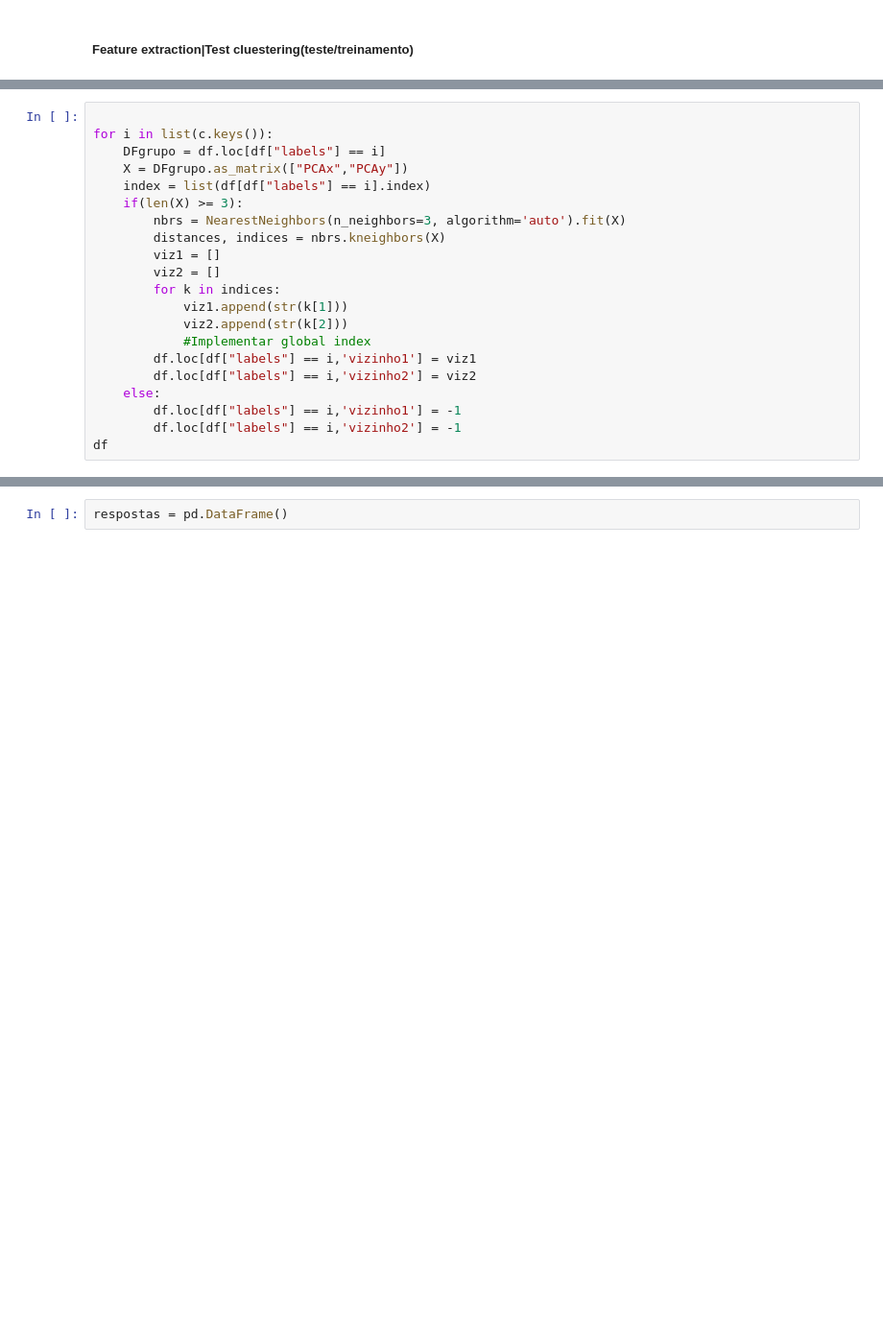
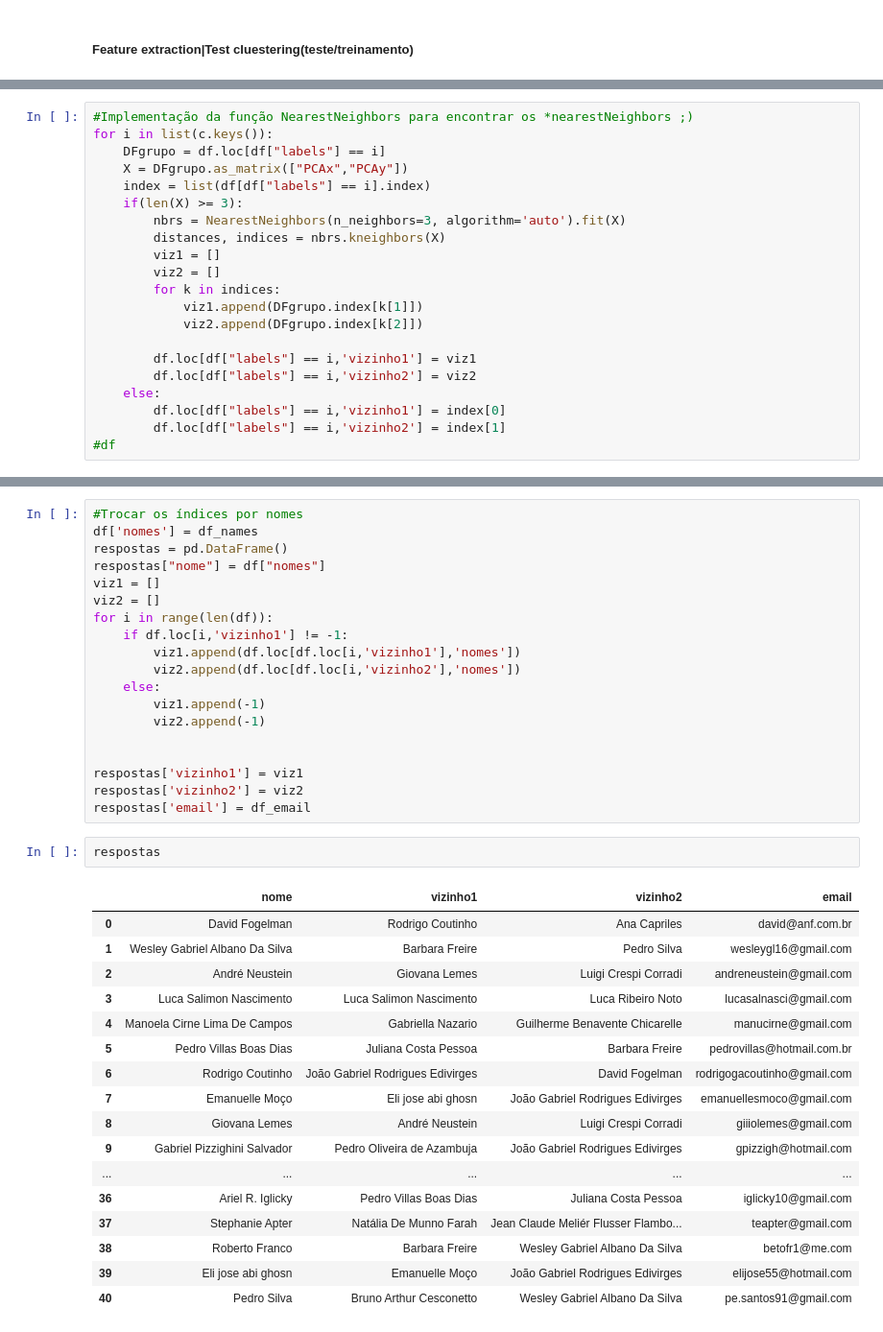
Before and after one commit to Fogelman/Spotify-Clustering, a Jupyter notebook: Reading Spotify Music.ipynb, the cells around one changed output, grey strips where cells are left out. Shown: that part at 96% size. Saved outputs shown, nothing was run; the diff lists cells and outputs as text; blank space fills up the shorter version.

```diff
--- a/Reading Spotify Music.ipynb
+++ b/Reading Spotify Music.ipynb
@@ -377,7 +407,7 @@ def calc_dist(A,B):
 
 df = df.sort_index()
 # %%
-
+#Implementação da função NearestNeighbors para encontrar os *nearestNeighbors ;)
 for i in list(c.keys()):
     DFgrupo = df.loc[df["labels"] == i]
     X = DFgrupo.as_matrix(["PCAx","PCAy"])
@@ -388,12 +418,12 @@ for i in list(c.keys()):
         viz1 = []
         viz2 = []
         for k in indices:
-            viz1.append(str(k[1]))
-            viz2.append(str(k[2]))
-            #Implementar global index
+            viz1.append(DFgrupo.index[k[1]])
+            viz2.append(DFgrupo.index[k[2]])
+
         df.loc[df["labels"] == i,'vizinho1'] = viz1
         df.loc[df["labels"] == i,'vizinho2'] = viz2
     else:
-        df.loc[df["labels"] == i,'vizinho1'] = -1
-        df.loc[df["labels"] == i,'vizinho2'] = -1
-df
+        df.loc[df["labels"] == i,'vizinho1'] = index[0]
+        df.loc[df["labels"] == i,'vizinho2'] = index[1]
+#df
@@ -514,2 +430,39 @@ df
+# %%
+#Trocar os índices por nomes
+df['nomes'] = df_names
+respostas = pd.DataFrame()
+respostas["nome"] = df["nomes"]
+viz1 = []
+viz2 = []
+for i in range(len(df)):
+    if df.loc[i,'vizinho1'] != -1:
+        viz1.append(df.loc[df.loc[i,'vizinho1'],'nomes'])
+        viz2.append(df.loc[df.loc[i,'vizinho2'],'nomes'])
+    else:
+        viz1.append(-1)
+        viz2.append(-1)
+
+
+respostas['vizinho1'] = viz1
+respostas['vizinho2'] = viz2
+respostas['email'] = df_email
 # %%
-respostas = pd.DataFrame()
+respostas
+# %% [output]
+|  | nome | vizinho1 | vizinho2 | email |
+| 0 | David Fogelman | Rodrigo Coutinho | Ana Capriles | david@anf.com.br |
+| 1 | Wesley Gabriel Albano Da Silva | Barbara Freire | Pedro Silva | wesleygl16@gmail.com |
+| 2 | André Neustein | Giovana Lemes | Luigi Crespi Corradi | andreneustein@gmail.com |
+| 3 | Luca Salimon Nascimento | Luca Salimon Nascimento | Luca Ribeiro Noto | lucasalnasci@gmail.com |
+| 4 | Manoela Cirne Lima De Campos | Gabriella Nazario | Guilherme Benavente Chicarelle | manucirne@gmail.com |
+| 5 | Pedro Villas Boas Dias | Juliana Costa Pessoa | Barbara Freire | pedrovillas@hotmail.com.br |
+| 6 | Rodrigo Coutinho | João Gabriel Rodrigues Edivirges | David Fogelman | rodrigogacoutinho@gmail.com |
+| 7 | Emanuelle Moço | Eli jose abi ghosn | João Gabriel Rodrigues Edivirges | emanuellesmoco@gmail.com |
+| 8 | Giovana Lemes | André Neustein | Luigi Crespi Corradi | giiiolemes@gmail.com |
+| 9 | Gabriel Pizzighini Salvador | Pedro Oliveira de Azambuja | João Gabriel Rodrigues Edivirges | gpizzigh@hotmail.com |
+| ... | ... | ... | ... | ... |
+| 36 | Ariel R. Iglicky | Pedro Villas Boas Dias | Juliana Costa Pessoa | iglicky10@gmail.com |
+| 37 | Stephanie Apter | Natália De Munno Farah | Jean Claude Meliér Flusser Flambo... | teapter@gmail.com |
+| 38 | Roberto Franco | Barbara Freire | Wesley Gabriel Albano Da Silva | betofr1@me.com |
+| 39 | Eli jose abi ghosn | Emanuelle Moço | João Gabriel Rodrigues Edivirges | elijose55@hotmail.com |
+| 40 | Pedro Silva | Bruno Arthur Cesconetto | Wesley Gabriel Albano Da Silva | pe.santos91@gmail.com |
```
Also changed, not shown: parts of 26 cells of this notebook, 1 other file.
